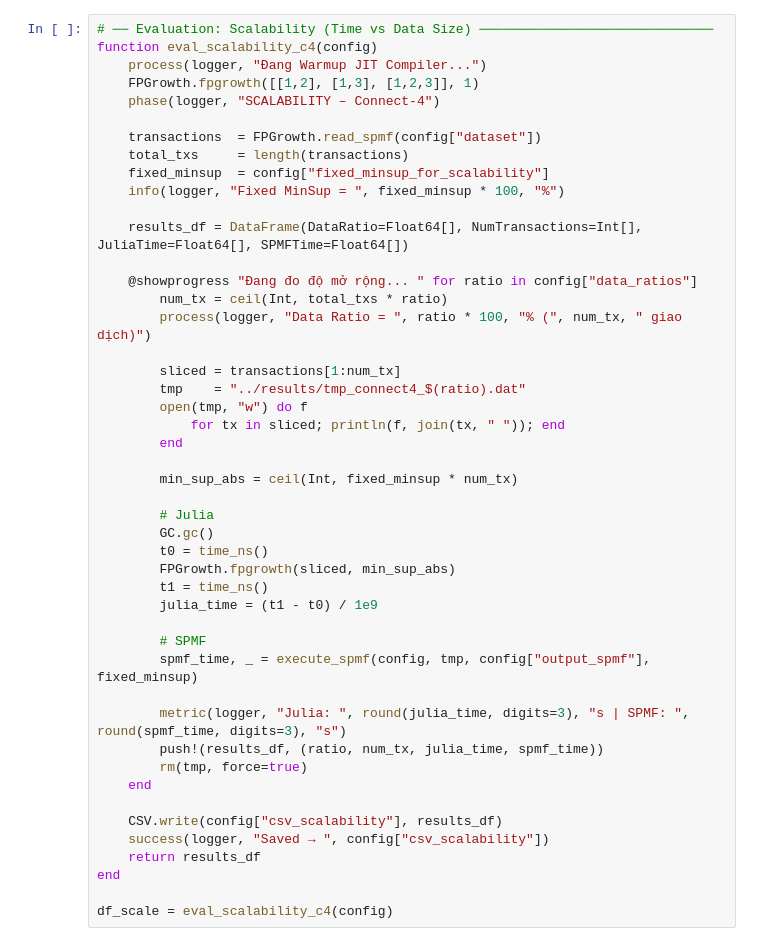
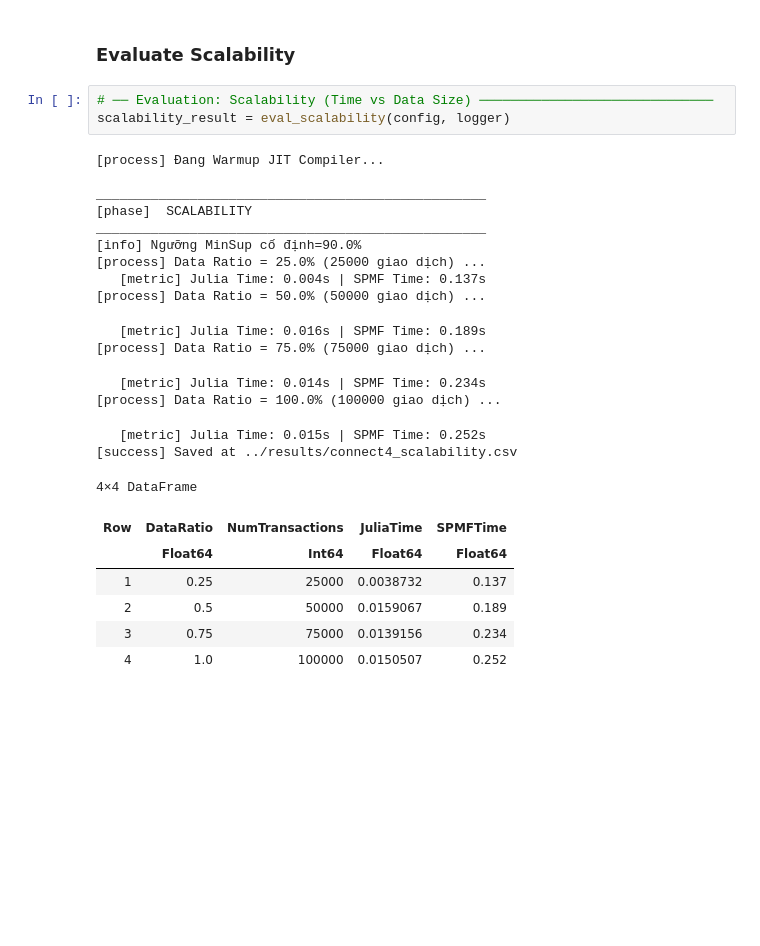
Before and after one commit to HungHiHung10/Lab02-Data-Mining, a Jupyter notebook: notebooks/02_bechmarking.ipynb, the cells around one changed output. Saved outputs shown, nothing was run; the diff lists cells and outputs as text; blank space fills up the shorter version.

```diff
--- a/notebooks/02_bechmarking.ipynb
+++ b/notebooks/02_bechmarking.ipynb
@@ -190,49 +181,30 @@ __________________________________________________
+# %% [markdown]
+### Evaluate Scalability
 # %%
 # ── Evaluation: Scalability (Time vs Data Size) ──────────────────────────────
-function eval_scalability_c4(config)
-    process(logger, "Đang Warmup JIT Compiler...")
-    FPGrowth.fpgrowth([[1,2], [1,3], [1,2,3]], 1)
-    phase(logger, "SCALABILITY – Connect-4")
-
-    transactions  = FPGrowth.read_spmf(config["dataset"])
-    total_txs     = length(transactions)
-    fixed_minsup  = config["fixed_minsup_for_scalability"]
-    info(logger, "Fixed MinSup = ", fixed_minsup * 100, "%")
-
-    results_df = DataFrame(DataRatio=Float64[], NumTransactions=Int[], JuliaTime=Float64[], SPMFTime=Float64[])
-
-    @showprogress "Đang đo độ mở rộng... " for ratio in config["data_ratios"]
-        num_tx = ceil(Int, total_txs * ratio)
-        process(logger, "Data Ratio = ", ratio * 100, "% (", num_tx, " giao dịch)")
-
-        sliced = transactions[1:num_tx]
-        tmp    = "../results/tmp_connect4_$(ratio).dat"
-        open(tmp, "w") do f
-            for tx in sliced; println(f, join(tx, " ")); end
-        end
-
-        min_sup_abs = ceil(Int, fixed_minsup * num_tx)
-
-        # Julia
-        GC.gc()
-        t0 = time_ns()
-        FPGrowth.fpgrowth(sliced, min_sup_abs)
-        t1 = time_ns()
-        julia_time = (t1 - t0) / 1e9
-
-        # SPMF
-        spmf_time, _ = execute_spmf(config, tmp, config["output_spmf"], fixed_minsup)
-
-        metric(logger, "Julia: ", round(julia_time, digits=3), "s | SPMF: ", round(spmf_time, digits=3), "s")
-        push!(results_df, (ratio, num_tx, julia_time, spmf_time))
-        rm(tmp, force=true)
-    end
-
-    CSV.write(config["csv_scalability"], results_df)
-    success(logger, "Saved → ", config["csv_scalability"])
-    return results_df
-end
-
-df_scale = eval_scalability_c4(config)
+scalability_result = eval_scalability(config, logger)
+# %% [output]
+[process] Đang Warmup JIT Compiler...
+
+__________________________________________________
+[phase]  SCALABILITY
+__________________________________________________
+[info] Ngưỡng MinSup cố định=90.0%
+[process] Data Ratio = 25.0% (25000 giao dịch) ...
+   [metric] Julia Time: 0.004s | SPMF Time: 0.137s
+[process] Data Ratio = 50.0% (50000 giao dịch) ...
+   [metric] Julia Time: 0.016s | SPMF Time: 0.189s
+[process] Data Ratio = 75.0% (75000 giao dịch) ...
+   [metric] Julia Time: 0.014s | SPMF Time: 0.234s
+[process] Data Ratio = 100.0% (100000 giao dịch) ...
+   [metric] Julia Time: 0.015s | SPMF Time: 0.252s
+[success] Saved at ../results/connect4_scalability.csv
+4×4 DataFrame
+| Row | DataRatio | NumTransactions | JuliaTime | SPMFTime |
+|  | Float64 | Int64 | Float64 | Float64 |
+| 1 | 0.25 | 25000 | 0.0038732 | 0.137 |
+| 2 | 0.5 | 50000 | 0.0159067 | 0.189 |
+| 3 | 0.75 | 75000 | 0.0139156 | 0.234 |
+| 4 | 1.0 | 100000 | 0.0150507 | 0.252 |
 # %%
 # ── Visualise Scalability ─────────────────────────────────────────────────────
```
Also changed, not shown: parts of 17 cells of this notebook, 5 other files.
